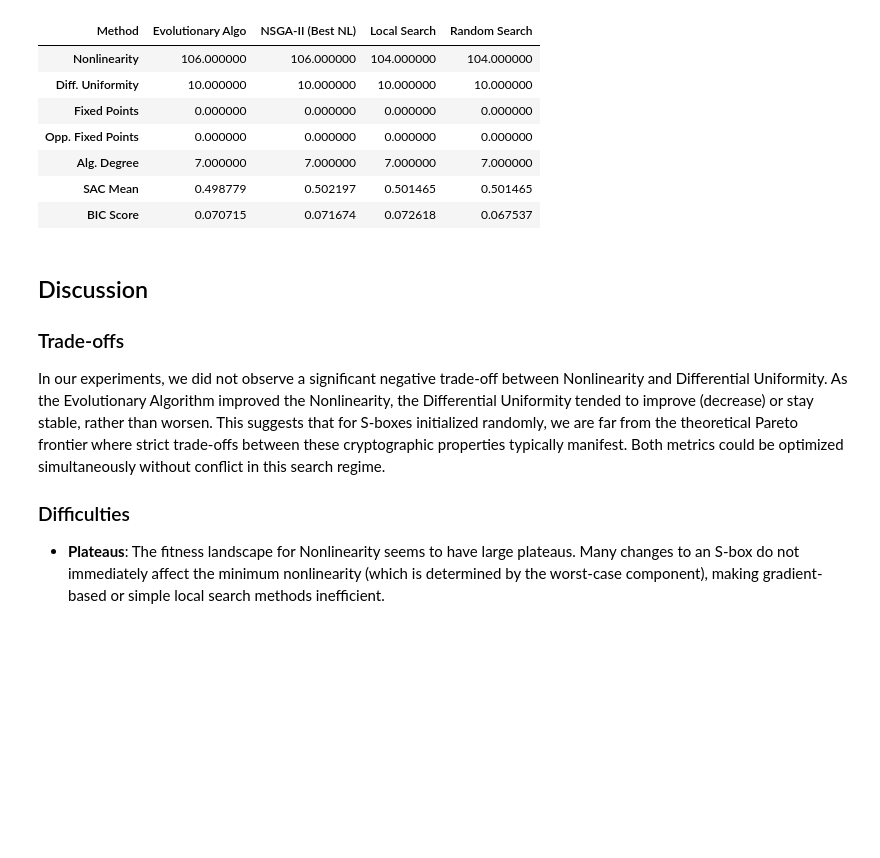
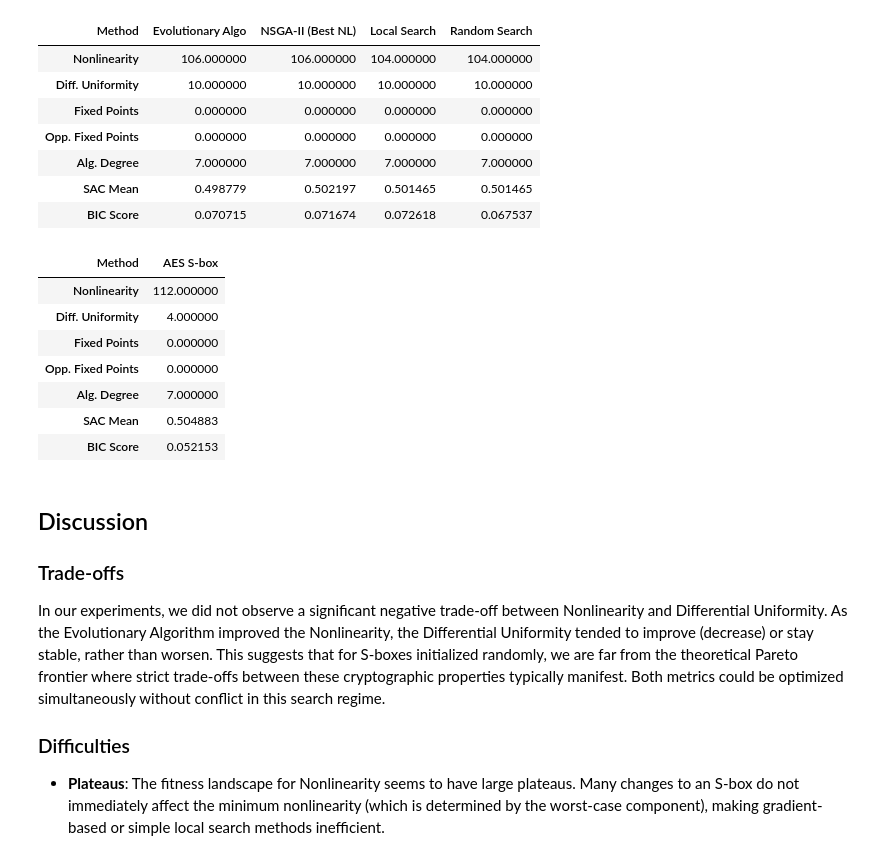
Before and after one commit to lucapl/ai-cryptography, a Jupyter notebook: project3/project3.ipynb, the cells around one changed output. Cells and saved outputs as stored; diff of their text form; code cells hidden in the pictures; blank space fills up the shorter version.

```diff
--- a/project3/project3.ipynb
+++ b/project3/project3.ipynb
@@ -116,3 +118,21 @@ We implement the following metrics:
+# %%
+# https://gist.github.com/bonsaiviking/5571001
+AES_SBOX = np.array([0x63, 0x7C, 0x77, 0x7B, 0xF2, 0x6B, 0x6F, 0xC5, 0x30, 0x01, 0x67, 0x2B, 0xFE, 0xD7, 0xAB, 0x76,
+            0xCA, 0x82, 0xC9, 0x7D, 0xFA, 0x59, 0x47, 0xF0, 0xAD, 0xD4, 0xA2, 0xAF, 0x9C, 0xA4, 0x72, 0xC0,
+            0xB7, 0xFD, 0x93, 0x26, 0x36, 0x3F, 0xF7, 0xCC, 0x34, 0xA5, 0xE5, 0xF1, 0x71, 0xD8, 0x31, 0x15,
+            0x04, 0xC7, 0x23, 0xC3, 0x18, 0x96, 0x05, 0x9A, 0x07, 0x12, 0x80, 0xE2, 0xEB, 0x27, 0xB2, 0x75,
+            0x09, 0x83, 0x2C, 0x1A, 0x1B, 0x6E, 0x5A, 0xA0, 0x52, 0x3B, 0xD6, 0xB3, 0x29, 0xE3, 0x2F, 0x84,
+            0x53, 0xD1, 0x00, 0xED, 0x20, 0xFC, 0xB1, 0x5B, 0x6A, 0xCB, 0xBE, 0x39, 0x4A, 0x4C, 0x58, 0xCF,
+            0xD0, 0xEF, 0xAA, 0xFB, 0x43, 0x4D, 0x33, 0x85, 0x45, 0xF9, 0x02, 0x7F, 0x50, 0x3C, 0x9F, 0xA8,
+            0x51, 0xA3, 0x40, 0x8F, 0x92, 0x9D, 0x38, 0xF5, 0xBC, 0xB6, 0xDA, 0x21, 0x10, 0xFF, 0xF3, 0xD2,
+            0xCD, 0x0C, 0x13, 0xEC, 0x5F, 0x97, 0x44, 0x17, 0xC4, 0xA7, 0x7E, 0x3D, 0x64, 0x5D, 0x19, 0x73,
+            0x60, 0x81, 0x4F, 0xDC, 0x22, 0x2A, 0x90, 0x88, 0x46, 0xEE, 0xB8, 0x14, 0xDE, 0x5E, 0x0B, 0xDB,
+            0xE0, 0x32, 0x3A, 0x0A, 0x49, 0x06, 0x24, 0x5C, 0xC2, 0xD3, 0xAC, 0x62, 0x91, 0x95, 0xE4, 0x79,
+            0xE7, 0xC8, 0x37, 0x6D, 0x8D, 0xD5, 0x4E, 0xA9, 0x6C, 0x56, 0xF4, 0xEA, 0x65, 0x7A, 0xAE, 0x08,
+            0xBA, 0x78, 0x25, 0x2E, 0x1C, 0xA6, 0xB4, 0xC6, 0xE8, 0xDD, 0x74, 0x1F, 0x4B, 0xBD, 0x8B, 0x8A,
+            0x70, 0x3E, 0xB5, 0x66, 0x48, 0x03, 0xF6, 0x0E, 0x61, 0x35, 0x57, 0xB9, 0x86, 0xC1, 0x1D, 0x9E,
+            0xE1, 0xF8, 0x98, 0x11, 0x69, 0xD9, 0x8E, 0x94, 0x9B, 0x1E, 0x87, 0xE9, 0xCE, 0x55, 0x28, 0xDF,
+            0x8C, 0xA1, 0x89, 0x0D, 0xBF, 0xE6, 0x42, 0x68, 0x41, 0x99, 0x2D, 0x0F, 0xB0, 0x54, 0xBB, 0x16],dtype=np.uint8)
 # %%
 def nonlinearity_bool(bool_func, j=0):
     wave_vector = (-2*np.copy(bool_func))+1 # equivalent to np.power(-1, bool_func) for 0 and 1 (0->+1, 1->-1)
@@ -892,6 +930,21 @@ display(results_df_transposed)
 | Alg. Degree | 7.000000 | 7.000000 | 7.000000 | 7.000000 |
 | SAC Mean | 0.498779 | 0.502197 | 0.501465 | 0.501465 |
 | BIC Score | 0.070715 | 0.071674 | 0.072618 | 0.067537 |
+# %%
+metrics = [nonlinearity,differential_uniformity,lambda x: count_fixed_points(x)[0], lambda x: count_fixed_points(x)[1],algebraic_degree,lambda x: np.mean(sac_metrics(x)),bic_metrics]
+cols = ["Method", "Nonlinearity", "Diff. Uniformity", "Fixed Points", "Opp. Fixed Points", "Alg. Degree", "SAC Mean", "BIC Score"]
+aes_results_df = pd.DataFrame([["AES S-box"]+[metric(AES_SBOX) for metric in metrics]],columns=cols)
+aes_results_df_transposed = aes_results_df.set_index('Method').T
+display(aes_results_df_transposed)
+# %% [output]
+| Method | AES S-box |
+| Nonlinearity | 112.000000 |
+| Diff. Uniformity | 4.000000 |
+| Fixed Points | 0.000000 |
+| Opp. Fixed Points | 0.000000 |
+| Alg. Degree | 7.000000 |
+| SAC Mean | 0.504883 |
+| BIC Score | 0.052153 |
 # %% [markdown]
 ## Discussion
 
```
Also changed, not shown: parts of 4 cells of this notebook.
